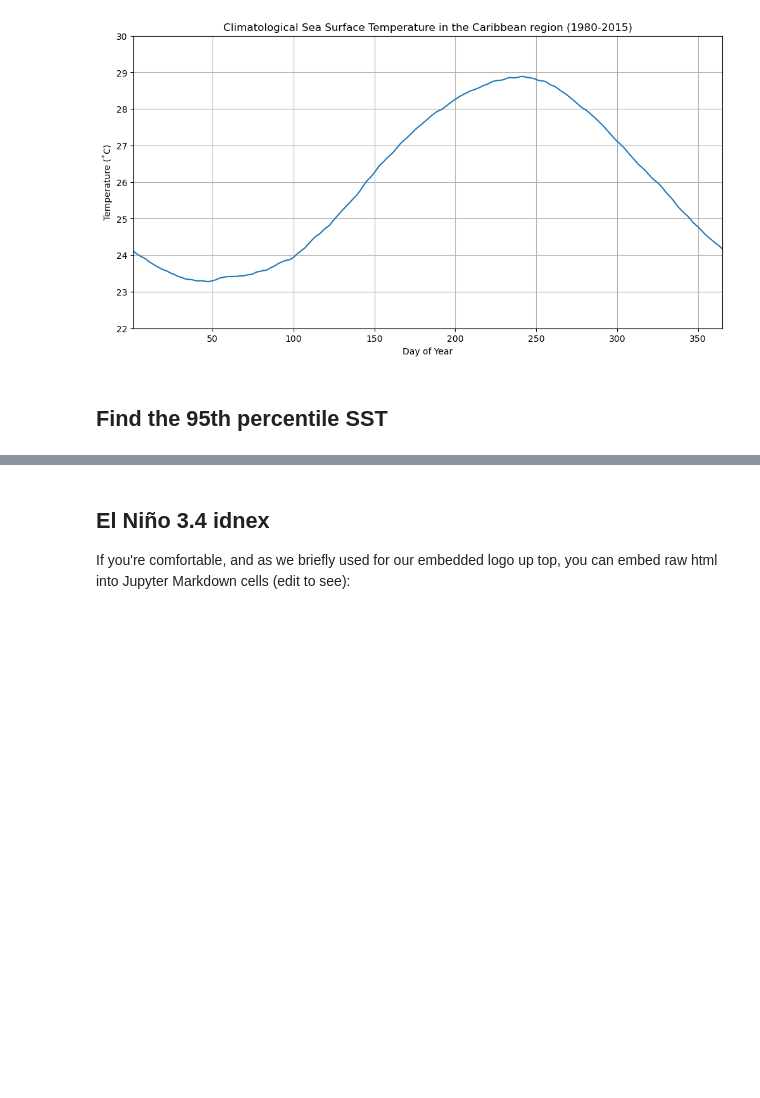
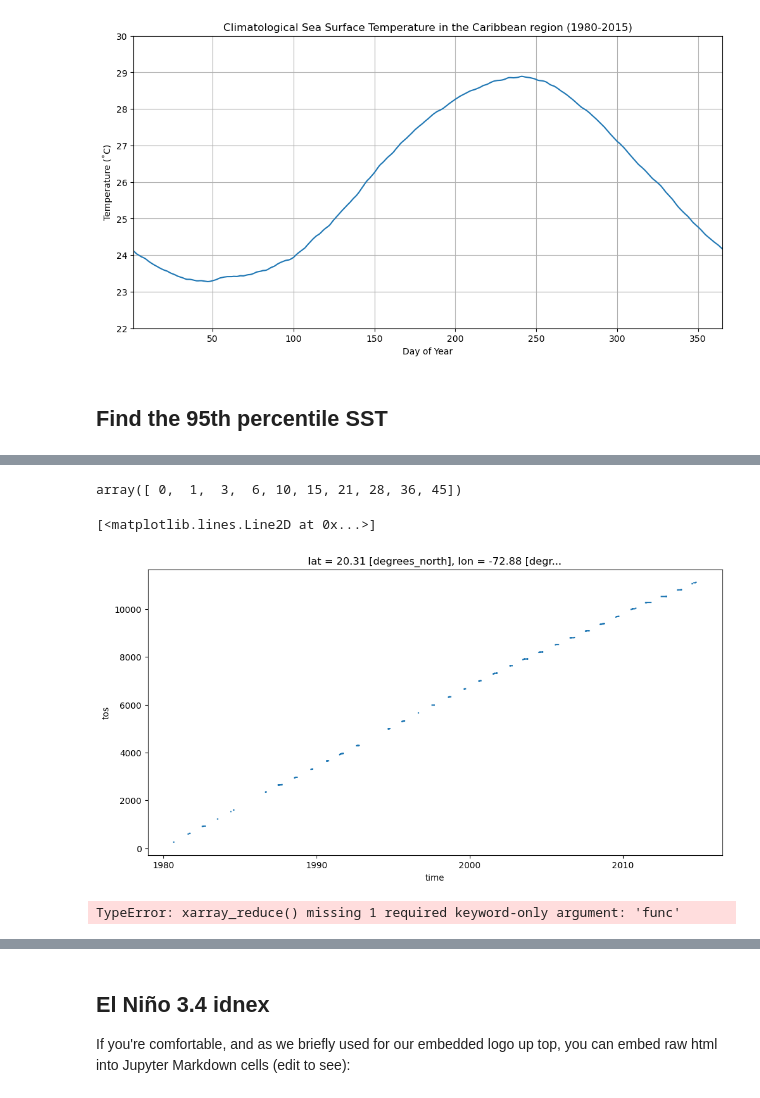
Before and after one commit to ProjectPythia/CFC-extreme-weather-cookbook, a Jupyter notebook: notebooks/cfc-ocean.ipynb, the cells around one changed output, grey strips where cells are left out. Drawn from its saved outputs; the diff is of its cells as text; code cells hidden in the pictures; blank space fills up the shorter version.

Commit message:
trying to complete conditions

```diff
--- a/notebooks/cfc-ocean.ipynb
+++ b/notebooks/cfc-ocean.ipynb
@@ -432,0 +508,3 @@ sst95 = csst.quantile(0.95)
+# %%
+cfill = csst.fillna(0.)
+mask = cfill>=29.5
@@ -432,0 +531,2 @@ sst95 = csst.quantile(0.95)
+# %%
+consec_vals = (~mask).cumsum('time')
@@ -432,0 +553,12 @@ sst95 = csst.quantile(0.95)
+# %%
+np.arange(10).cumsum()
+# %% [output]
+array([ 0,  1,  3,  6, 10, 15, 21, 28, 36, 45])
+# %%
+#find the elements in array that meet the conditions of >=29.5 and last for <10days
+masked_csst = consec_vals.where(mask)
+# %%
+masked_csst.isel(x=100, y=50).plot()
+# %% [output]
+[<matplotlib.lines.Line2D at 0x...>]
+[figure, added]
@@ -432,0 +567,4 @@ sst95 = csst.quantile(0.95)
+# %%
+flox.xarray.xarray_reduce(masked_csst)
+# %% [output]
+TypeError: xarray_reduce() missing 1 required keyword-only argument: 'func'
```
Also changed, not shown: parts of 26 cells of this notebook.
